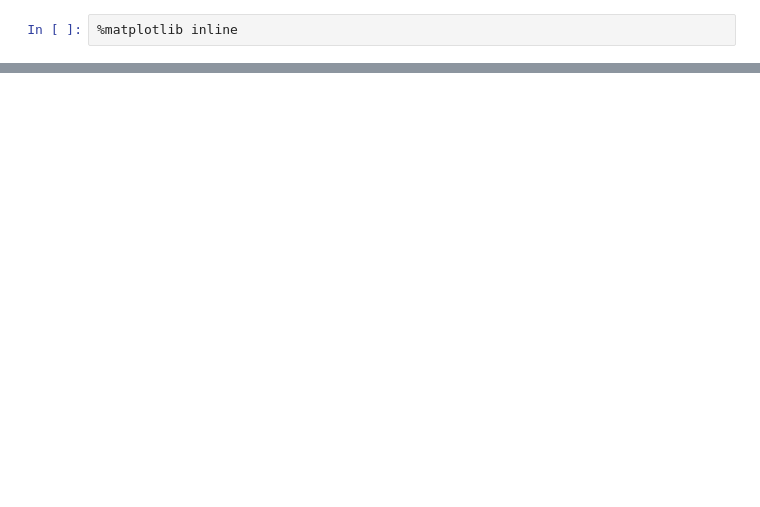
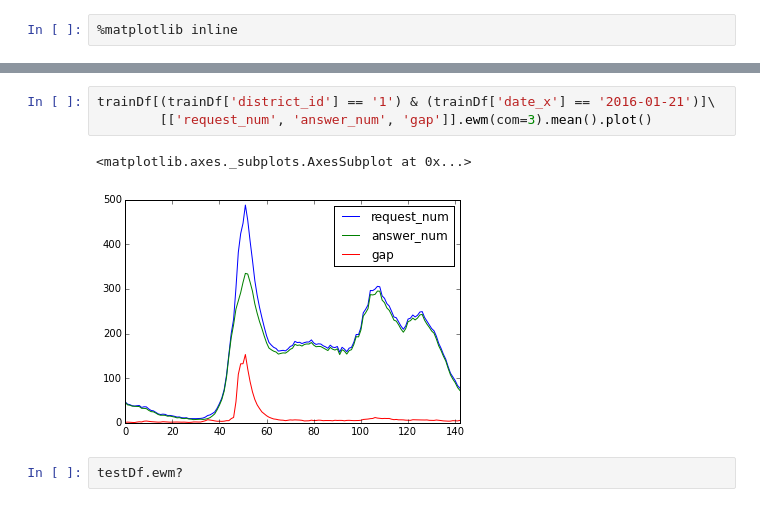
Before and after one commit to kuanliang/traffic_gap, a Jupyter notebook: didi_transform.ipynb, the cells around one changed output, grey strips where cells are left out. Drawn from its saved outputs; the diff is of its cells as text; blank space fills up the shorter version.

```diff
--- a/didi_transform.ipynb
+++ b/didi_transform.ipynb
@@ -123,0 +307,8 @@ weatherDf = transform_weatherData('2016-01-21', folder='training')
+# %%
+trainDf[(trainDf['district_id'] == '1') & (trainDf['date_x'] == '2016-01-21')]\
+        [['request_num', 'answer_num', 'gap']].ewm(com=3).mean().plot()
+# %% [output]
+<matplotlib.axes._subplots.AxesSubplot at 0x...>
+[figure, added]
+# %%
+testDf.ewm?
```
Also changed, not shown: parts of 58 cells of this notebook, 2 other files.
